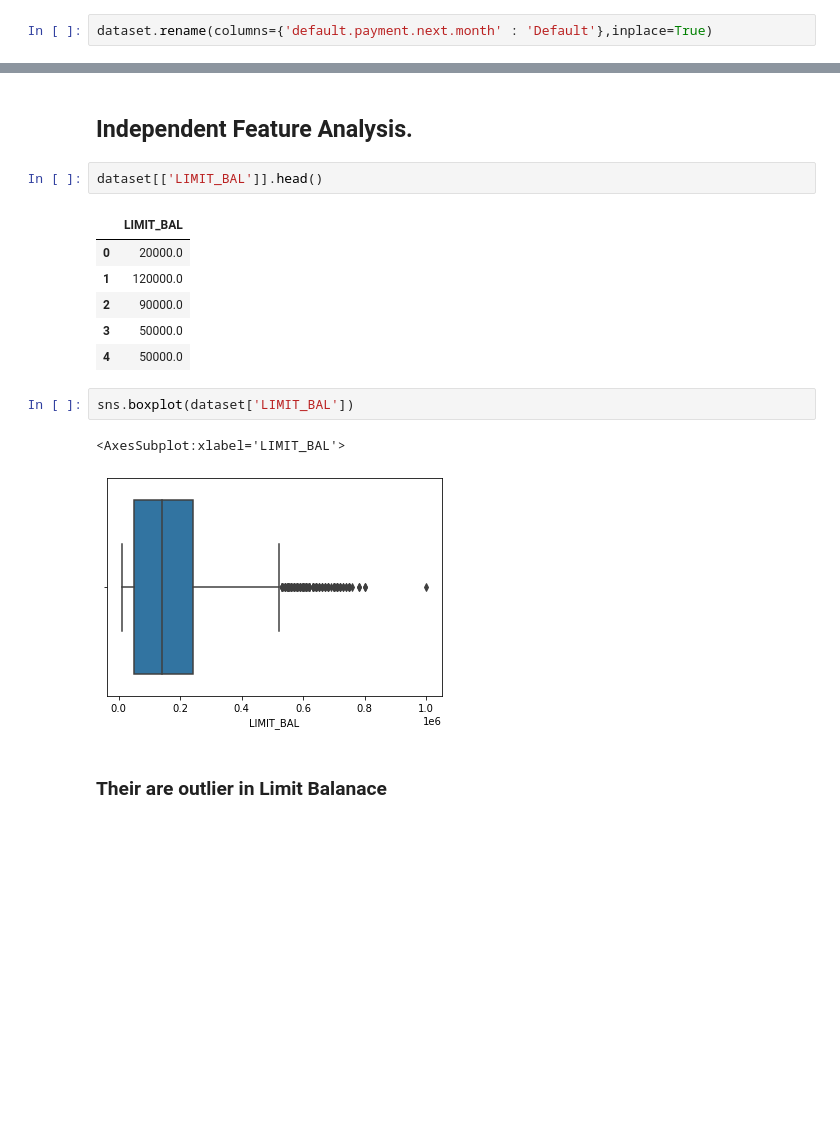
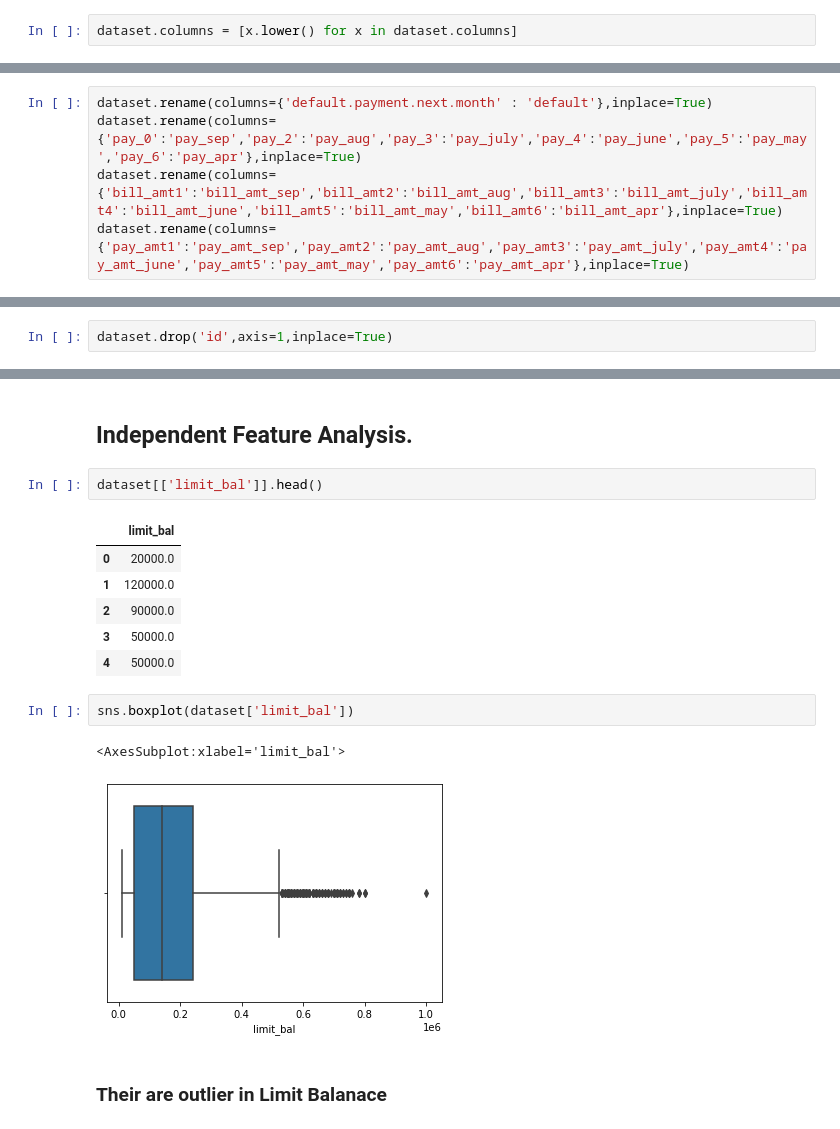
Before and after one commit to iamaakashpal/Credit-Card-Default-Prediction-EDA-and-FE, a Jupyter notebook: 1 EDA NEW.ipynb, the cells around one changed output, grey strips where cells are left out. Saved outputs shown, nothing was run; the diff lists cells and outputs as text; blank space fills up the shorter version.

```diff
--- a/1 EDA NEW.ipynb
+++ b/1 EDA NEW.ipynb
@@ -270,5 +235,5 @@ dataset.head()
-# %%
-dataset.rename(columns={'default.payment.next.month' : 'Default'},inplace=True)
+# %%
+dataset.columns = [x.lower() for x in dataset.columns]
 # %%
 dataset.head()
 # %% [output]
@@ -278,3 +243,8 @@ dataset.head()
 | 2 | 3 | 90000.0 | 2 | 2 | 2 | 34 | 0 | 0 | 0 | 0 | ... |
 | 3 | 4 | 50000.0 | 2 | 2 | 1 | 37 | 0 | 0 | 0 | 0 | ... |
 | 4 | 5 | 50000.0 | 1 | 2 | 1 | 57 | -1 | 0 | -1 | 0 | ... |
+# %%
+dataset.rename(columns={'default.payment.next.month' : 'default'},inplace=True)
+dataset.rename(columns={'pay_0':'pay_sep','pay_2':'pay_aug','pay_3':'pay_july','pay_4':'pay_june','pay_5':'pay_may','pay_6':'pay_apr'},inplace=True)
+dataset.rename(columns={'bill_amt1':'bill_amt_sep','bill_amt2':'bill_amt_aug','bill_amt3':'bill_amt_july','bill_amt4':'bill_amt_june','bill_amt5':'bill_amt_may','bill_amt6':'bill_amt_apr'},inplace=True)
+dataset.rename(columns={'pay_amt1':'pay_amt_sep','pay_amt2':'pay_amt_aug','pay_amt3':'pay_amt_july','pay_amt4':'pay_amt_june','pay_amt5':'pay_amt_may','pay_amt6':'pay_amt_apr'},inplace=True)
@@ -280,0 +262,2 @@ dataset.head()
+# %%
+dataset.drop('id',axis=1,inplace=True)
@@ -294,19 +286,19 @@ sns.countplot(dataset['Default'])
 # %% [markdown]
 ## Independent Feature Analysis.
 # %%
-dataset[['LIMIT_BAL']].head()
+dataset[['limit_bal']].head()
 # %% [output]
-|  | LIMIT_BAL |
+|  | limit_bal |
 | 0 | 20000.0 |
 | 1 | 120000.0 |
 | 2 | 90000.0 |
 | 3 | 50000.0 |
 | 4 | 50000.0 |
 # %%
-sns.boxplot(dataset['LIMIT_BAL'])
+sns.boxplot(dataset['limit_bal'])
 # %% [output]
-<AxesSubplot:xlabel='LIMIT_BAL'>
+<AxesSubplot:xlabel='limit_bal'>
-[figure, old version]
+[figure, new version]
 # %% [markdown]
 ### Their are outlier in Limit Balanace
 # %%
```
Also changed, not shown: parts of 80 cells of this notebook.
